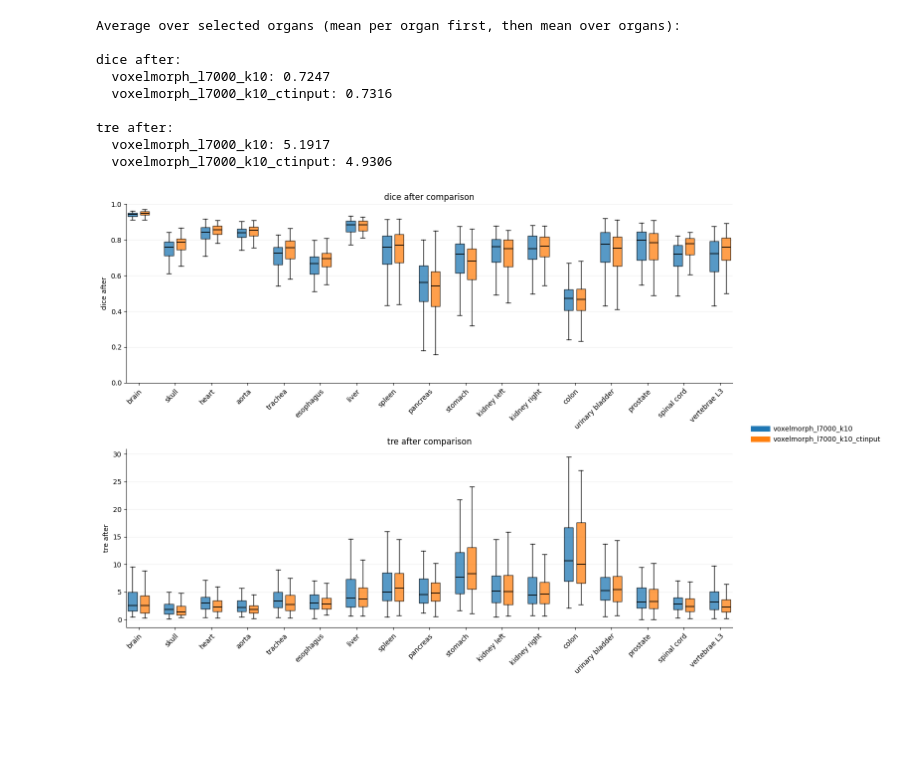
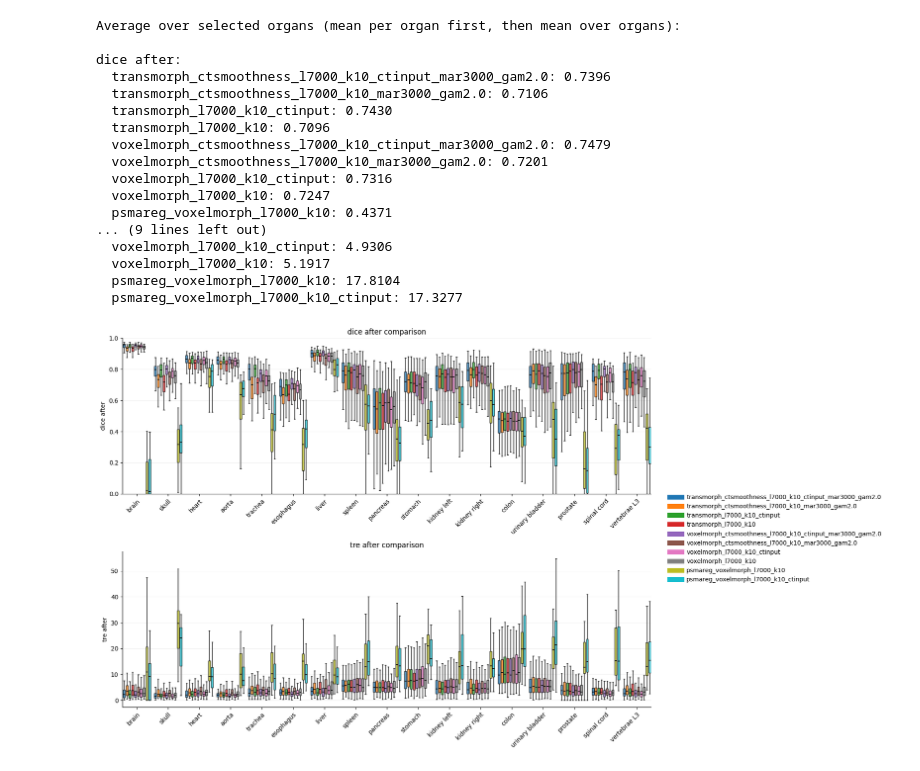
Before and after one commit to XiangcenWu/psma_gen, a Jupyter notebook: Registration/read_inference/read_inference_results.ipynb, the cells around one changed output. Cells and saved outputs as stored; diff of their text form; code cells hidden in the pictures; blank space fills up the shorter version.

Commit message:
add psmareg a lot

```diff
--- a/Registration/read_inference/read_inference_results.ipynb
+++ b/Registration/read_inference/read_inference_results.ipynb
@@ -634,8 +634,18 @@ DEFAULT_ORGANS = [
 ]
 
 TXT_FILES = [
+    "/share/home/xcwu/pet_reg_results/transmorph_ctsmoothness_l7000_k10_ctinput_mar3000_gam2.0.txt",
+    "/share/home/xcwu/pet_reg_results/transmorph_ctsmoothness_l7000_k10_mar3000_gam2.0.txt",
+    "/share/home/xcwu/pet_reg_results/transmorph_l7000_k10_ctinput.txt",
+    "/share/home/xcwu/pet_reg_results/transmorph_l7000_k10.txt",
+    "/share/home/xcwu/pet_reg_results/voxelmorph_ctsmoothness_l7000_k10_ctinput_mar3000_gam2.0.txt",
+    "/share/home/xcwu/pet_reg_results/voxelmorph_ctsmoothness_l7000_k10_mar3000_gam2.0.txt",
+    "/share/home/xcwu/pet_reg_results/voxelmorph_l7000_k10_ctinput.txt",
     "/share/home/xcwu/pet_reg_results/voxelmorph_l7000_k10.txt",
-    "/share/home/xcwu/pet_reg_results/voxelmorph_l7000_k10_ctinput.txt"
+
+    "/share/home/xcwu/psmareg_reg_results/psmareg_voxelmorph_l7000_k10.txt",
+    "/share/home/xcwu/psmareg_reg_results/psmareg_voxelmorph_l7000_k10_ctinput.txt"
+
 
 
 
@@ -1023,35 +1033,43 @@ def plot_metrics_boxplots_from_txt_files(
 
     plt.show()
     return fig
 
 
 def main():
     if not TXT_FILES:
         raise ValueError("Please fill TXT_FILES with one or more result txt paths.")
 
     plot_metrics_boxplots_from_txt_files(
         TXT_FILES,
         labels=LABELS,
         metrics=METRICS,
         organs=ORGANS,
         use_horizontal=USE_HORIZONTAL,
         show_fliers=SHOW_FLIERS,
         title=TITLE,
         output=OUTPUT,
         print_averages=True,
     )
 
 
 if __name__ == "__main__":
     main()
 # %% [output]
 Average over selected organs (mean per organ first, then mean over organs):
 
 dice after:
+  transmorph_ctsmoothness_l7000_k10_ctinput_mar3000_gam2.0: 0.7396
+  transmorph_ctsmoothness_l7000_k10_mar3000_gam2.0: 0.7106
+  transmorph_l7000_k10_ctinput: 0.7430
+  transmorph_l7000_k10: 0.7096
+  voxelmorph_ctsmoothness_l7000_k10_ctinput_mar3000_gam2.0: 0.7479
+  voxelmorph_ctsmoothness_l7000_k10_mar3000_gam2.0: 0.7201
+  voxelmorph_l7000_k10_ctinput: 0.7316
   voxelmorph_l7000_k10: 0.7247
-  voxelmorph_l7000_k10_ctinput: 0.7316
-
-tre after:
+  psmareg_voxelmorph_l7000_k10: 0.4371
+... (9 lines left out)
+  voxelmorph_l7000_k10_ctinput: 4.9306
   voxelmorph_l7000_k10: 5.1917
-  voxelmorph_l7000_k10_ctinput: 4.9306
+  psmareg_voxelmorph_l7000_k10: 17.8104
+  psmareg_voxelmorph_l7000_k10_ctinput: 17.3277
-[figure, old version]
+[figure, new version]
```
Also changed, not shown: 9 other files.
